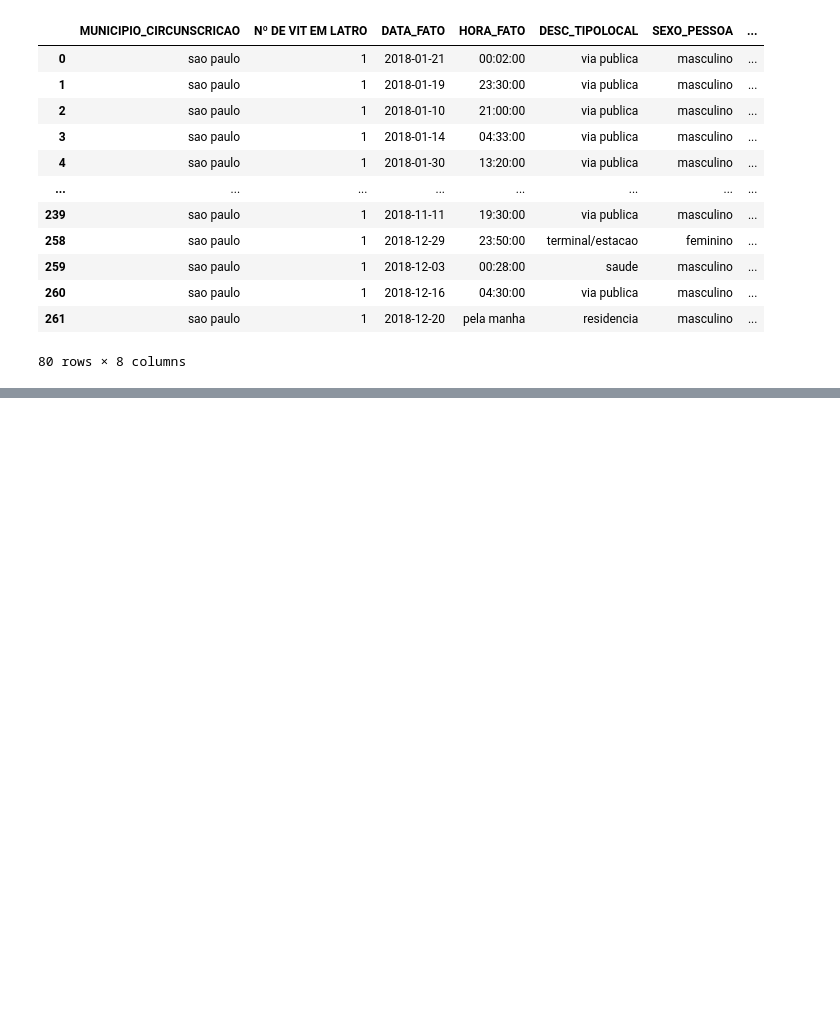
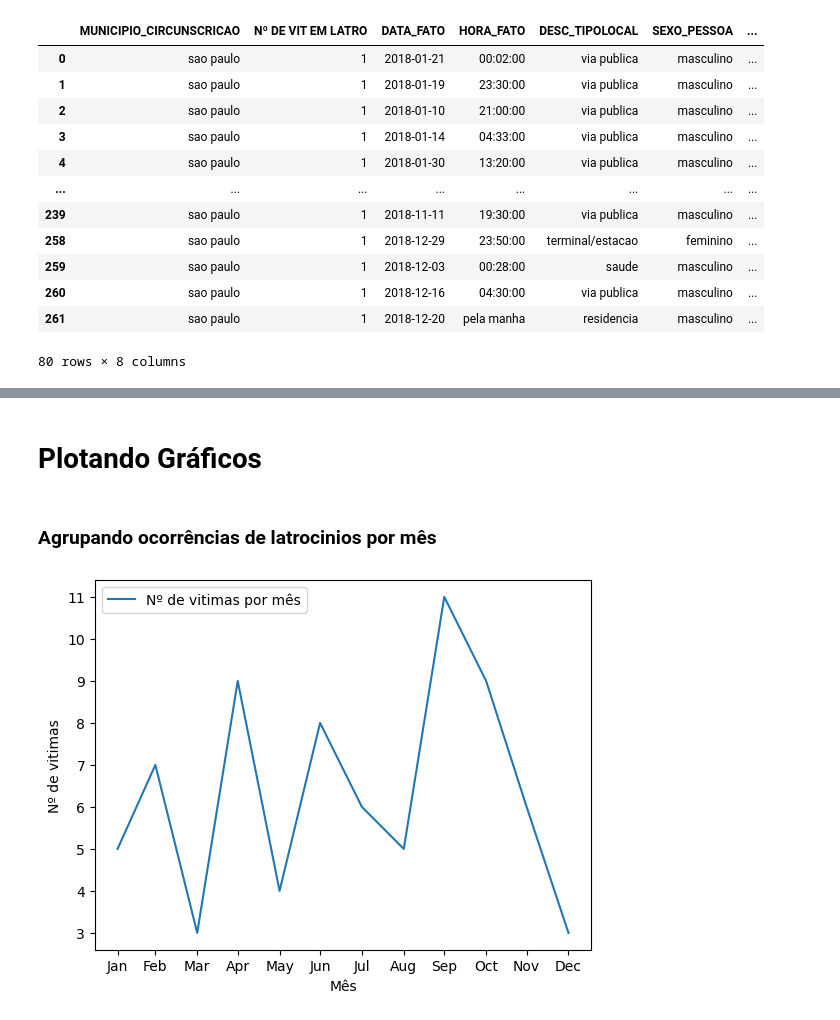
Before and after one commit to hugosantosbessa/ML2023-HugoBessa, a Jupyter notebook: llistas/pre-processamento/Tarefa - Análise de dados de crime.ipynb, the cells around one changed output, grey strips where cells are left out. Saved outputs shown, nothing was run; the diff lists cells and outputs as text; code cells hidden in the pictures; blank space fills up the shorter version.

```diff
--- a/llistas/pre-processamento/Tarefa - Análise de dados de crime.ipynb
+++ b/llistas/pre-processamento/Tarefa - Análise de dados de crime.ipynb
@@ -32,5 +25,9 @@ Padronizando strings
 # %%
+# Importando biblioteca unidecode
 from unidecode import unidecode
 
-df = df.applymap(lambda x: str.lower(x) if type(x) == str else x)
-df = df.applymap(lambda x: unidecode(x) if type(x) == str else x)
+# Unidecode(): biblioteca que subtitui caracteres com acentos por sua caractere sem acento equivalente
+# str.lower(): tranforma toda a string em lower case
+# str.strip(): remove espaços que possam haver no final de uma string
+df = df.applymap(lambda x: unidecode(x.lower().strip()) if type(x) == str else x)
+df.head()
@@ -115,7 +74,0 @@ df_V_M.plot(kind='line')
-# %%
-import datetime
-
-df['DATA_FATO'] = pd.to_datetime(df['DATA_FATO'], format='%Y-%m-%d')
-df['HORA_FATO'] = pd.to_datetime(df['HORA_FATO'], format='%H:%M:%S').dt.time
-
-df['DATA_HORA'] = pd.to_datetime(df['DATA_FATO'].astype(str) + ' ' + df['HORA_FATO'].astype(str))
@@ -125,0 +75,24 @@ df.plot(kind='hist', x='SEXO_PESSOA')
+# %% [markdown]
+# Plotando Gráficos
+# %% [markdown]
+### Agrupando ocorrências de latrocinios por mês
+# %%
+df_V_M = df[['Nº DE VIT EM LATRO', 'DATA_FATO']].groupby(pd.Grouper(key='DATA_FATO', freq='M')).sum()
+date = pd.to_datetime(['2018-01-31', '2018-02-28', '2018-03-31', '2018-04-30','2018-05-31', '2018-06-30', '2018-07-31',
+                       '2018-08-31', '2018-09-30', '2018-10-31', '2018-11-30', '2018-12-31'])
+
+fig, ax = plt.subplots()
+plt.plot(df_V_M, label='Nº de vitimas por mês')
+
+# configurar o eixo x para mostrar os meses do ano
+ax.xaxis.set_major_locator(mdates.MonthLocator())
+ax.xaxis.set_major_formatter(mdates.DateFormatter('%b'))
+
+plt.legend()
+plt.ylabel('Nº de vitimas')
+plt.xlabel('Mês')
+plt.xticks(date)
+
+plt.show()
+# %% [output]
+[figure, added]
```
Also changed, not shown: parts of 23 cells of this notebook.
